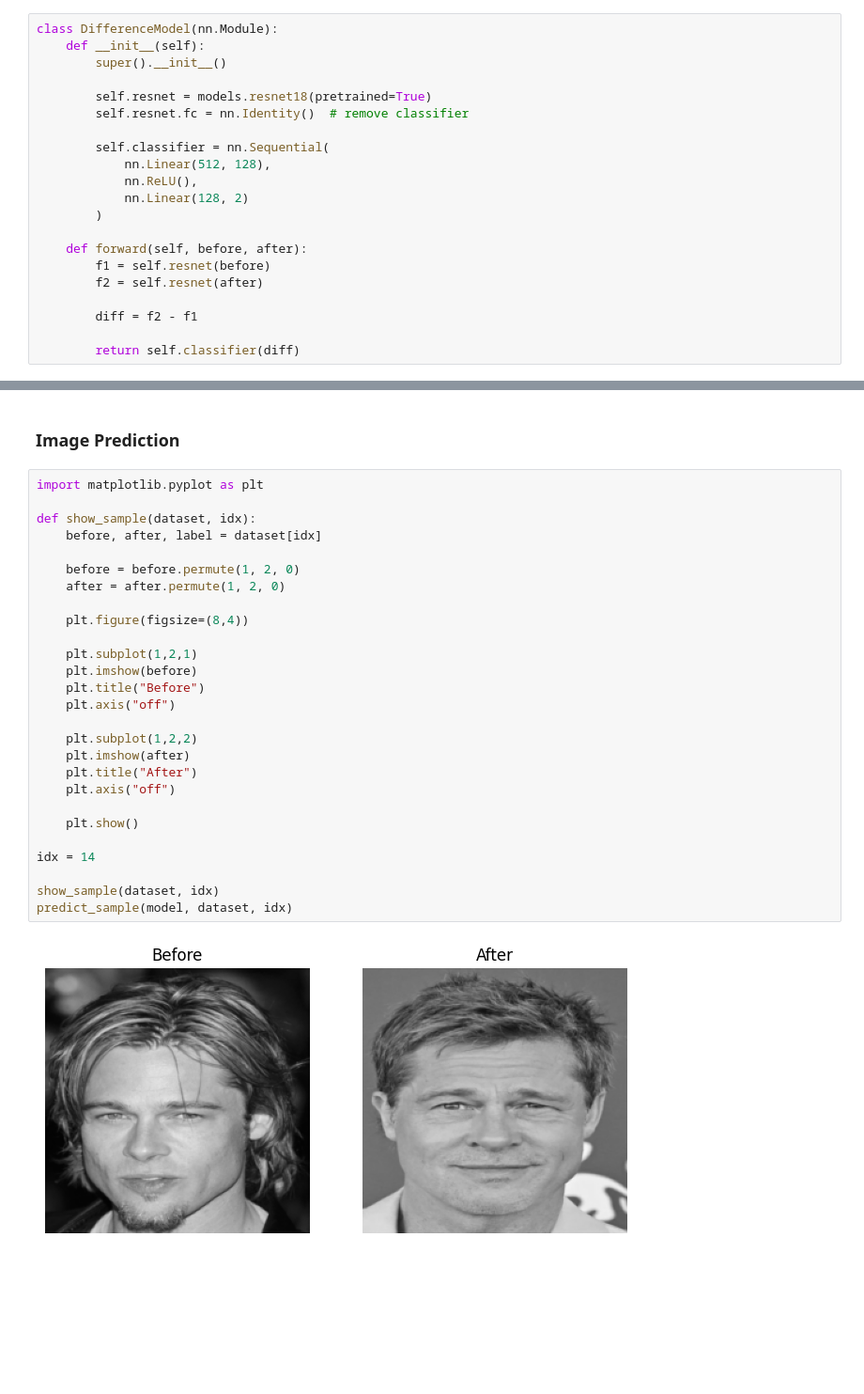
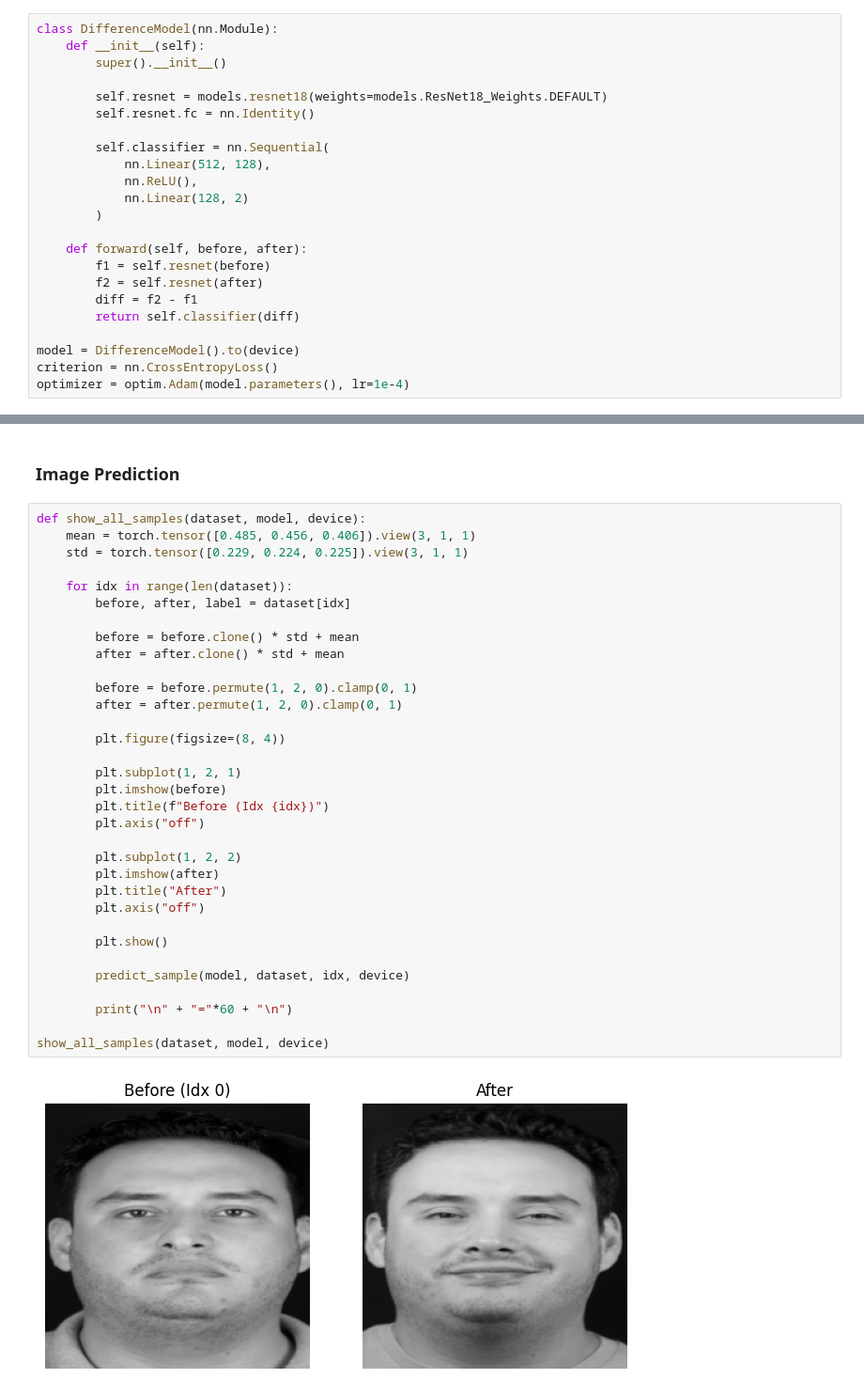
Before and after one commit to ProntoSbinalla/CIS-515-Final-Project, a Jupyter notebook: Notebooks/Model Development.ipynb, the cells around one changed output, grey strips where cells are left out. Shown at 94% size. Drawn from its saved outputs; the diff is of its cells as text; blank space fills up the shorter version.

Commit message:
Completed Model Development Notebook

```diff
--- a/Notebooks/Model Development.ipynb
+++ b/Notebooks/Model Development.ipynb
@@ -75,8 +115,8 @@ class DifferenceModel(nn.Module):
     def __init__(self):
         super().__init__()
 
-        self.resnet = models.resnet18(pretrained=True)
-        self.resnet.fc = nn.Identity()  # remove classifier
+        self.resnet = models.resnet18(weights=models.ResNet18_Weights.DEFAULT)
+        self.resnet.fc = nn.Identity()
 
         self.classifier = nn.Sequential(
             nn.Linear(512, 128),
@@ -87,10 +127,12 @@ class DifferenceModel(nn.Module):
     def forward(self, before, after):
         f1 = self.resnet(before)
         f2 = self.resnet(after)
+        diff = f2 - f1
+        return self.classifier(diff)
 
-        diff = f2 - f1
-
-        return self.classifier(diff)
+model = DifferenceModel().to(device)
+criterion = nn.CrossEntropyLoss()
+optimizer = optim.Adam(model.parameters(), lr=1e-4)
 # %% [markdown]
 ### Training
 # %%
@@ -194,32 +297,38 @@ Confidence: 1.00
 # %% [markdown]
 ### Image Prediction
 # %%
-import matplotlib.pyplot as plt
+def show_all_samples(dataset, model, device):
+    mean = torch.tensor([0.485, 0.456, 0.406]).view(3, 1, 1)
+    std = torch.tensor([0.229, 0.224, 0.225]).view(3, 1, 1)
 
-def show_sample(dataset, idx):
-    before, after, label = dataset[idx]
+    for idx in range(len(dataset)):
+        before, after, label = dataset[idx]
 
-    before = before.permute(1, 2, 0)
-    after = after.permute(1, 2, 0)
+        before = before.clone() * std + mean
+        after = after.clone() * std + mean
 
-    plt.figure(figsize=(8,4))
+        before = before.permute(1, 2, 0).clamp(0, 1)
+        after = after.permute(1, 2, 0).clamp(0, 1)
 
-    plt.subplot(1,2,1)
-    plt.imshow(before)
-    plt.title("Before")
-    plt.axis("off")
+        plt.figure(figsize=(8, 4))
 
-    plt.subplot(1,2,2)
-    plt.imshow(after)
-    plt.title("After")
-    plt.axis("off")
+        plt.subplot(1, 2, 1)
+        plt.imshow(before)
+        plt.title(f"Before (Idx {idx})")
+        plt.axis("off")
 
-    plt.show()
+        plt.subplot(1, 2, 2)
+        plt.imshow(after)
+        plt.title("After")
+        plt.axis("off")
 
-idx = 14
+        plt.show()
 
-show_sample(dataset, idx)
-predict_sample(model, dataset, idx)
+        predict_sample(model, dataset, idx, device)
+
+        print("\n" + "="*60 + "\n")
+
+show_all_samples(dataset, model, device)
 # %% [output]
-[figure, old version]
+[figure, new version]
 ----- Prediction -----
```
Also changed, not shown: parts of 9 cells of this notebook.
